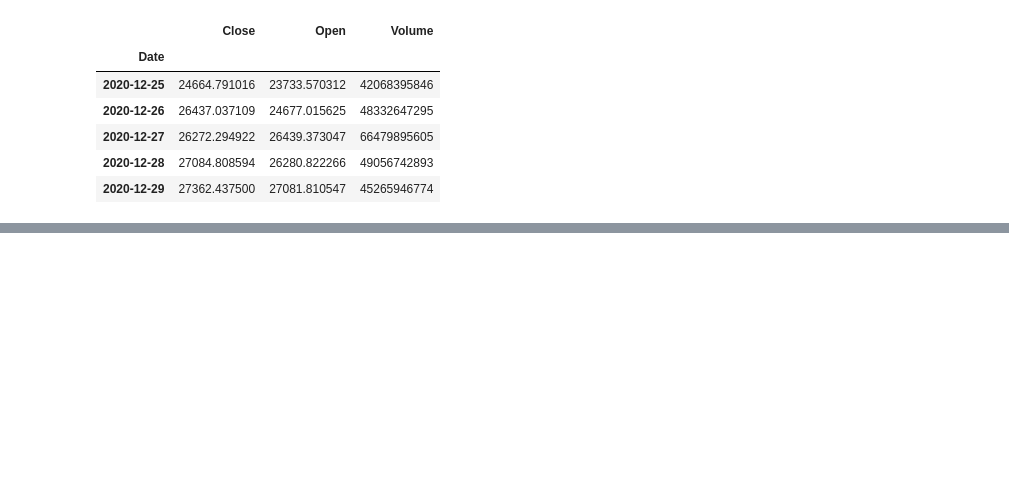
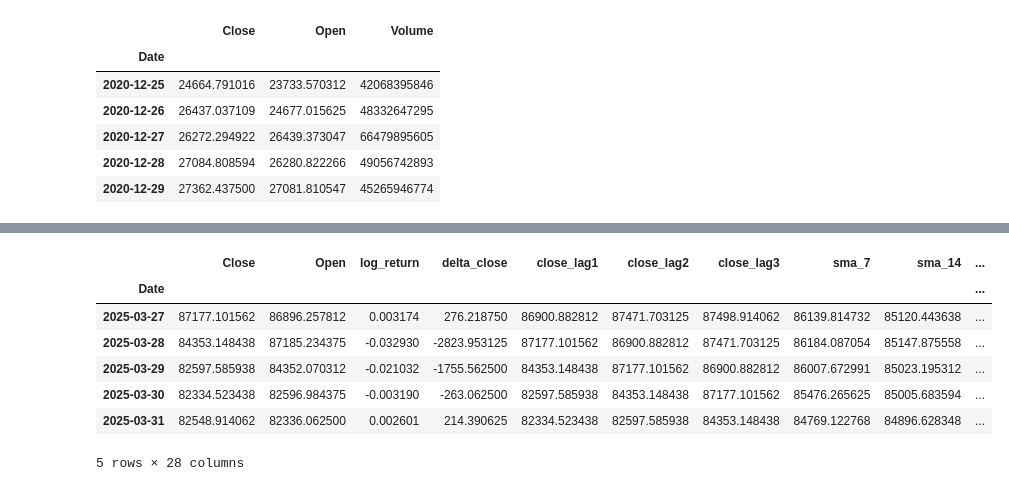
Before and after one commit to titusr099/project_trading_DT, a Jupyter notebook: notebooks/Roberth/2_Feature_EngineeringV2.ipynb, the cells around one changed output, grey strips where cells are left out. Cells and saved outputs as stored; diff of their text form; code cells hidden in the pictures; blank space fills up the shorter version.

```diff
--- a/notebooks/Roberth/2_Feature_EngineeringV2.ipynb
+++ b/notebooks/Roberth/2_Feature_EngineeringV2.ipynb
@@ -201 +209,12 @@ btc.head()
+# %%
+btc.tail()
+# %% [output]
+|  | Close | Open | log_return | delta_close | close_lag1 | close_lag2 | close_lag3 | sma_7 | sma_14 | ... |
+| Date |  |  |  |  |  |  |  |  |  | ... |
+| 2025-03-27 | 87177.101562 | 86896.257812 | 0.003174 | 276.218750 | 86900.882812 | 87471.703125 | 87498.914062 | 86139.814732 | 85120.443638 | ... |
+| 2025-03-28 | 84353.148438 | 87185.234375 | -0.032930 | -2823.953125 | 87177.101562 | 86900.882812 | 87471.703125 | 86184.087054 | 85147.875558 | ... |
+| 2025-03-29 | 82597.585938 | 84352.070312 | -0.021032 | -1755.562500 | 84353.148438 | 87177.101562 | 86900.882812 | 86007.672991 | 85023.195312 | ... |
+| 2025-03-30 | 82334.523438 | 82596.984375 | -0.003190 | -263.062500 | 82597.585938 | 84353.148438 | 87177.101562 | 85476.265625 | 85005.683594 | ... |
+| 2025-03-31 | 82548.914062 | 82336.062500 | 0.002601 | 214.390625 | 82334.523438 | 82597.585938 | 84353.148438 | 84769.122768 | 84896.628348 | ... |
+5 rows × 28 columns
 # %%
```
Also changed, not shown: parts of 8 cells of this notebook, 6 other files.
